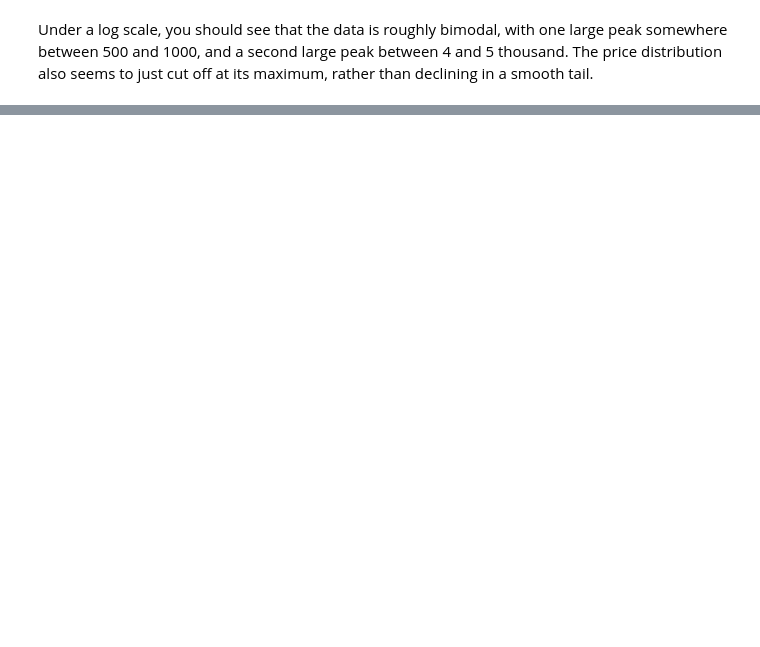
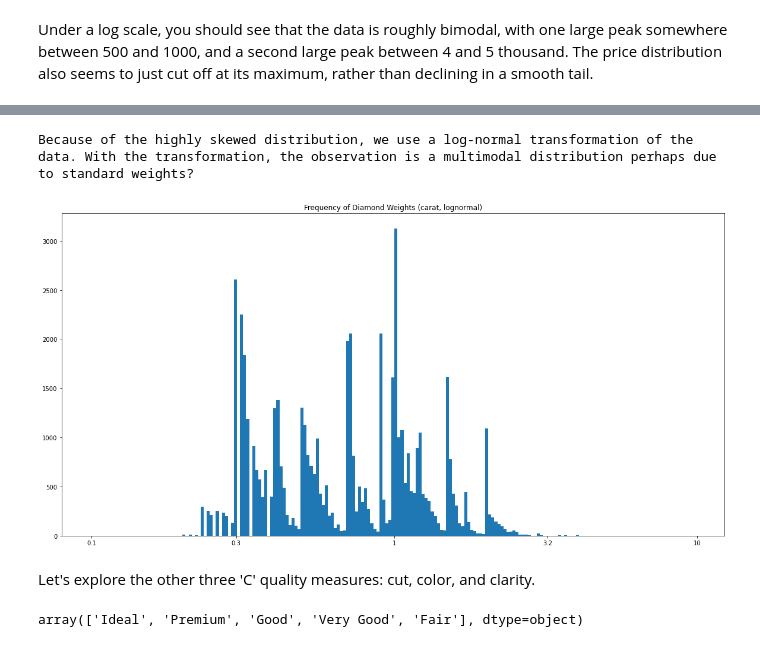
Before and after one commit to KarinWiberg/uc_dataanalyst_visualization_diamonds_case_study, a Jupyter notebook: diamonds-case-study.ipynb, the cells around one changed output, grey strips where cells are left out. Saved outputs shown, nothing was run; the diff lists cells and outputs as text; code cells hidden in the pictures; blank space fills up the shorter version.

```diff
--- a/diamonds-case-study.ipynb
+++ b/diamonds-case-study.ipynb
@@ -123,0 +151,41 @@ Under a log scale, you should see that the data is roughly bimodal, with one lar
+# %%
+# univariate plot of diamond prices
+text = 'Because of the highly skewed distribution, we use a log-normal transformation of the data. With the transformation, the observation is a multimodal distribution perhaps due to standard weights?'
+print(text)
+
+# data transformation
+# price = diamonds.price -- Dont have to transform the data first.
+# x = np.log10(price)
+x = diamonds.carat
+
+# fig def
+plt.figure(figsize = (20,10))
+
+# axis transformation
+bins = 10 ** np.arange(-1, 1, 0.01)
+ticks = [10**-1, round(10**-0.5, 1), 10**0, round(10**0.5, 1), 10**1]
+labels = ['{}'.format(v) for v in ticks]
+
+plt.hist(x, bins = bins);
+plt.title('Frequency of Diamond Weights (carat, lognormal)');
+
+# The argument in the xscale() represents the axis scale type to apply.
+plt.xscale('log')
+
+# Apply x-ticks
+plt.xticks(ticks, labels);
+plt.tick_params(
+    axis='x',          # changes apply to the x-axis
+    which='minor',     # both major and minor ticks are affected
+    bottom=False,      # ticks along the bottom edge are off
+    top=False,         # ticks along the top edge are off
+    labelbottom=False)
+# %% [output]
+Because of the highly skewed distribution, we use a log-normal transformation of the data. With the transformation, the observation is a multimodal distribution perhaps due to standard weights?
+[figure, added]
+# %% [markdown]
+Let's explore the other three 'C' quality measures: cut, color, and clarity.
+# %%
+diamonds.cut.unique()
+# %% [output]
+array(['Ideal', 'Premium', 'Good', 'Very Good', 'Fair'], dtype=object)
```
Also changed, not shown: parts of 18 cells of this notebook.
